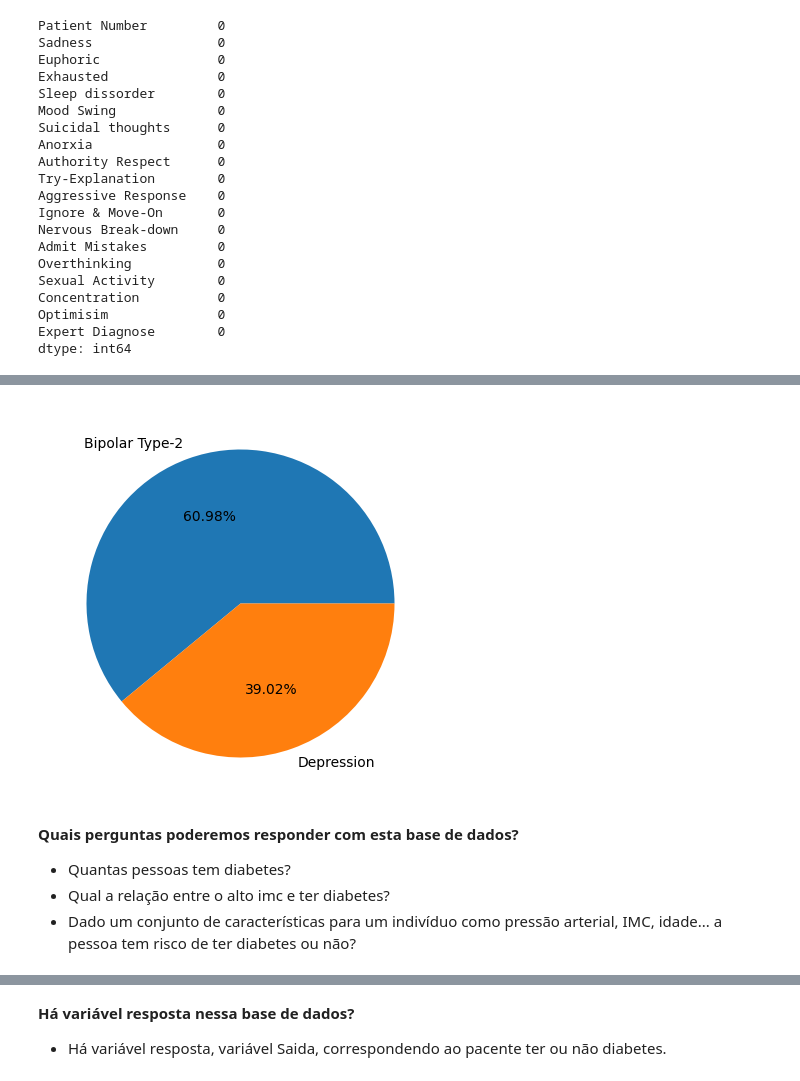
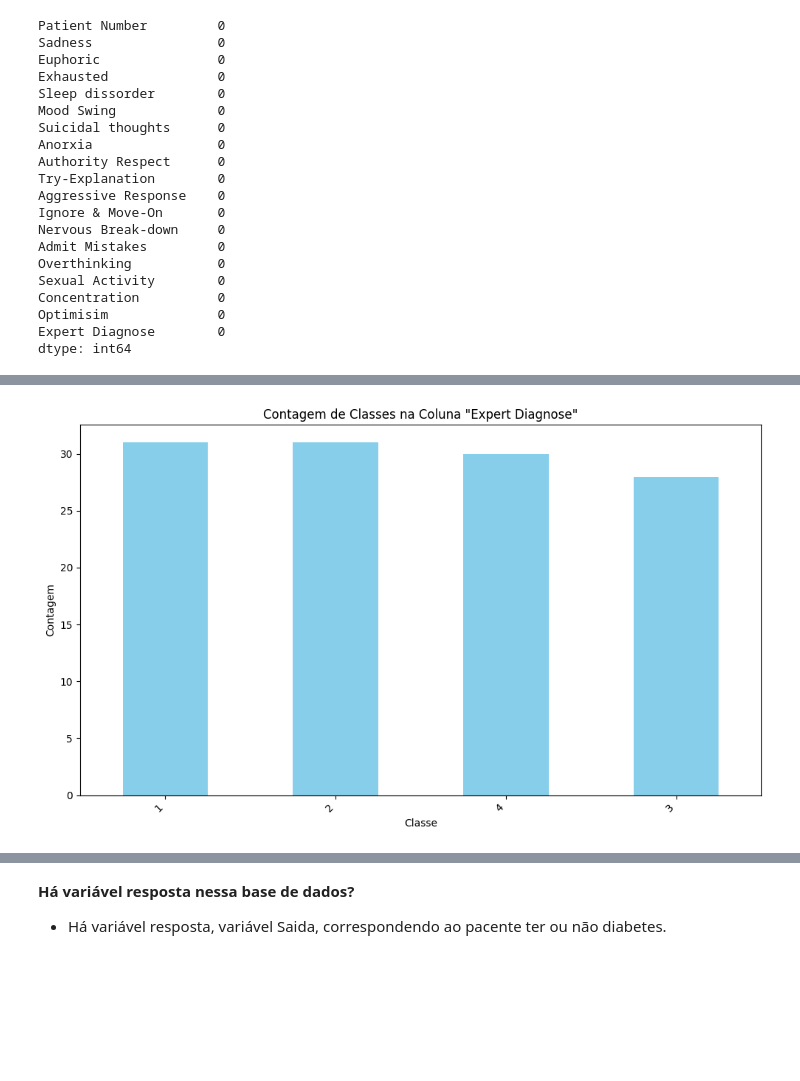
Before and after one commit to IgorNascimentoDEV/1-Projeto-Dengue-2022, a Jupyter notebook: Classificacao_03_04.ipynb, the cells around one changed output, grey strips where cells are left out. Cells and saved outputs as stored; diff of their text form; code cells hidden in the pictures; blank space fills up the shorter version.

```diff
--- a/Classificacao_03_04.ipynb
+++ b/Classificacao_03_04.ipynb
@@ -9,7 +14,7 @@ Prática 1 : **Exemplo** com Aprendizagem Supervisionada - CLASSIFICAÇÃO
 import pandas as pd
 # %%
 # Guardando os dados do CSV carregado em um Dataframe Pandas
-dados = pd.read_csv('Dataset-Mental-Disorders.csv', sep=',')
+dados = pd.read_csv('/content/drive/MyDrive/Dataset-Mental-Disorders.csv', sep=',')
 # %%
 # Mostrar quantidade de Linhas x Colunas (estrutura bidimensional da base de dados)
 dados.shape
@@ -79,0 +60,14 @@ dtype: object
+# %%
+# Lista das colunas que precisam ser alteradas
+colunas_para_alterar = ["Mood Swing", "Suicidal thoughts", "Anorxia", "Authority Respect",
+                        "Try-Explanation", "Aggressive Response", "Ignore & Move-On",
+                        "Nervous Break-down", "Admit Mistakes", "Overthinking"]
+
+# Mapear valores YES e NO para 1 e 0, respectivamente
+yes_no_map = {"YES ": 1, "YES": 1, "NO": 0}
+
+# Substituir valores nas colunas especificadas
+dados[colunas_para_alterar] = dados[colunas_para_alterar].replace(yes_no_map)
+
+# Exibir o DataFrame após a substituição
+print(dados)
@@ -79,0 +92,9 @@ dtype: object
+# %%
+# Mapear as opções da coluna "Expert Diagnose" para números
+diagnose_map = {"Bipolar Type-2": 1, "Depression": 2, "Bipolar Type-1": 3, "Normal": 4}
+
+# Substituir valores na coluna "Expert Diagnose"
+dados["Expert Diagnose"] = dados["Expert Diagnose"].replace(diagnose_map)
+
+# Exibir o DataFrame após a substituição
+print(dados)
@@ -146,17 +182,18 @@ plt.show()
-# %%
-# Construindo o gráfico de fatias com matplotlib
-
-nome_classes = ['Bipolar Type-2', 'Depression']
-quantidade_classes = [1500,960]
-fig = plt.figure(figsize =(5, 5))
-plt.pie(quantidade_classes, labels = nome_classes, autopct='%1.2f%%')
-plt.show()
-# %% [output]
-[figure, removed]
-# %% [markdown]
-**Quais perguntas poderemos responder com esta base de dados?**
-
-
-*   Quantas pessoas tem diabetes?
-*   Qual a relação entre o alto imc e ter diabetes?
-*   Dado um conjunto de características para um indivíduo como pressão arterial, IMC, idade... a pessoa tem risco de ter diabetes ou não?
+# %%
+contagem_classes = dados['Expert Diagnose'].value_counts()
+
+# Criar o gráfico de barras
+plt.figure(figsize=(10, 6))
+contagem_classes.plot(kind='bar', color='skyblue')
+
+# Adicionar rótulos e título
+plt.title('Contagem de Classes na Coluna "Expert Diagnose"')
+plt.xlabel('Classe')
+plt.ylabel('Contagem')
+
+# Exibir o gráfico
+plt.xticks(rotation=45, ha='right')
+plt.tight_layout()
+plt.show()
+# %% [output]
+[figure, added]
```
Also changed, not shown: parts of 23 cells of this notebook.
